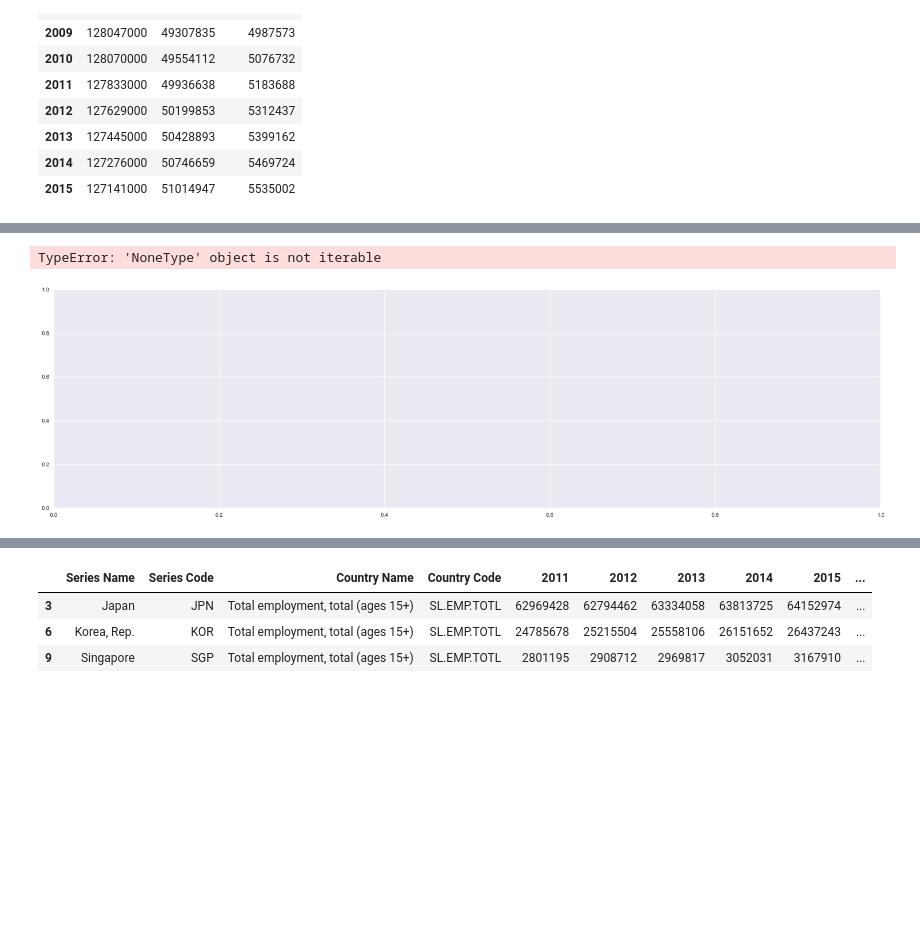
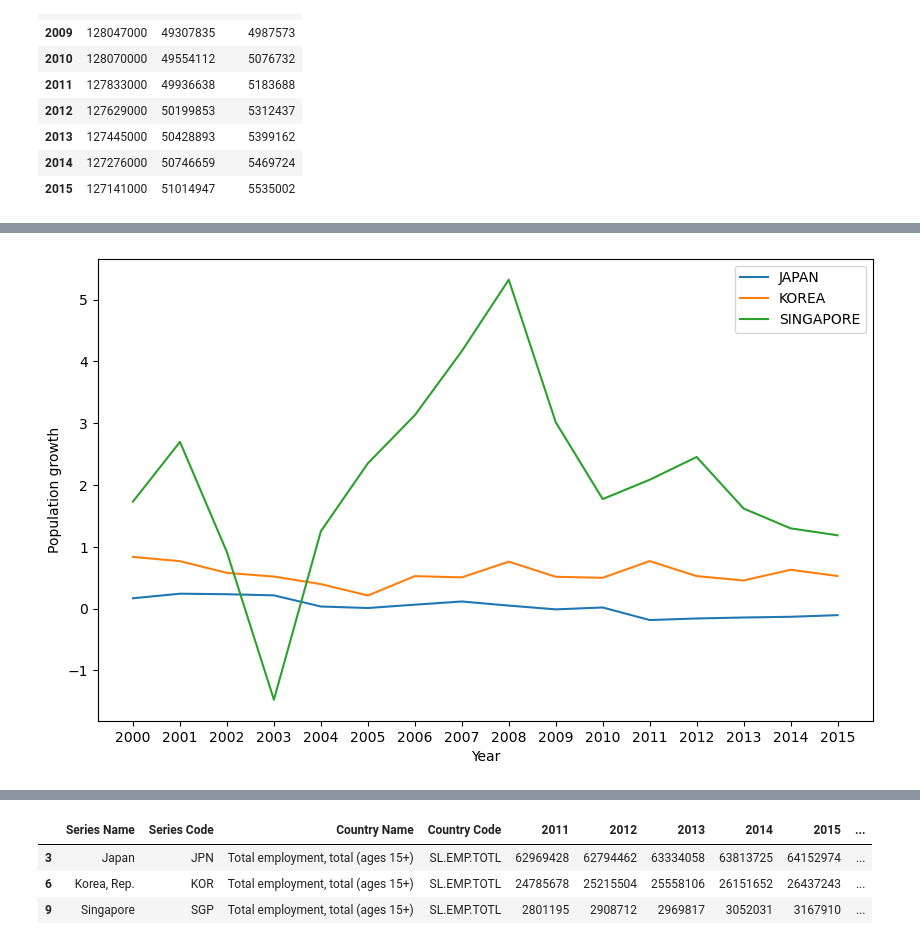
Before and after one commit to Dolly0106/RL, a Jupyter notebook: HW2.ipynb, the cells around one changed output, grey strips where cells are left out. Drawn from its saved outputs; the diff is of its cells as text; code cells hidden in the pictures; blank space fills up the shorter version.

```diff
--- a/HW2.ipynb
+++ b/HW2.ipynb
@@ -67,0 +116,4 @@ df
+# %%
+#人口成長率
+population_growth = data1.iloc[4:7]
+population_growth
@@ -68,28 +164,30 @@ df
 # %%
-sns.set(rc={'figure.figsize': (30, 8)})
+#繪製人口成長率折線圖
+plt.figure(figsize=(10, 6))
+# 將 'JAPAN' 列的數據轉換為浮點數
+df2['JAPAN'] = df2['JAPAN'].astype(float)
+# 將 'KOREA' 列的數據轉換為浮點數
+df2['KOREA'] = df2['KOREA'].astype(float)
+# 將 'SINGAPORE' 列的數據轉換為浮點數
+df2['SINGAPORE'] = df2['SINGAPORE'].astype(float)
 
-# 清理數據，移除 NaN 或 Inf
-df_cleaned = df.replace([np.inf, -np.inf], np.nan).dropna()
+# 繪製日本的人口數據
+plt.plot(df2.index, df2['JAPAN'], label='JAPAN')
 
-# 繪製面積圖
-g = sns.lineplot(data=df_cleaned, linewidth=2)
+# 繪製韓國的人口數據
+plt.plot(df2.index, df2['KOREA'], label='KOREA')
 
-g.fill_between(df_cleaned.index, df_cleaned['JAPAN'], alpha=0.2, color='green', label='JAPAN')
-g.fill_between(df_cleaned.index, df_cleaned['KOREA'], alpha=0.2, color='blue', label='KOREA')
-g.fill_between(df_cleaned.index, df_cleaned['SINGAPORE'], alpha=0.2, color='orange', label='SINGAPORE')
-
-# 添加標題
-plt.title('Population Total(JAP v.s. KOR v.s. SGP )', fontsize=20)
-
-# 添加 x 軸和 y 軸標籤
-plt.xlabel('Year', fontsize=16)
-plt.ylabel('Population Number', fontsize=16)
+# 繪製新加坡的人口數據
+plt.plot(df2.index, df2['SINGAPORE'], label='SINGAPORE')
 
 # 添加圖例
 plt.legend()
 
-# 顯示圖形
+# 設定 x 軸和 y 軸的標籤
+plt.xlabel('Year')
+plt.ylabel('Population growth')
+
+# 顯示圖表
 plt.show()
 # %% [output]
-TypeError: 'NoneType' object is not iterable
-[figure, old version]
+[figure, new version]
```
Also changed, not shown: parts of 17 cells of this notebook, 1 other file.
